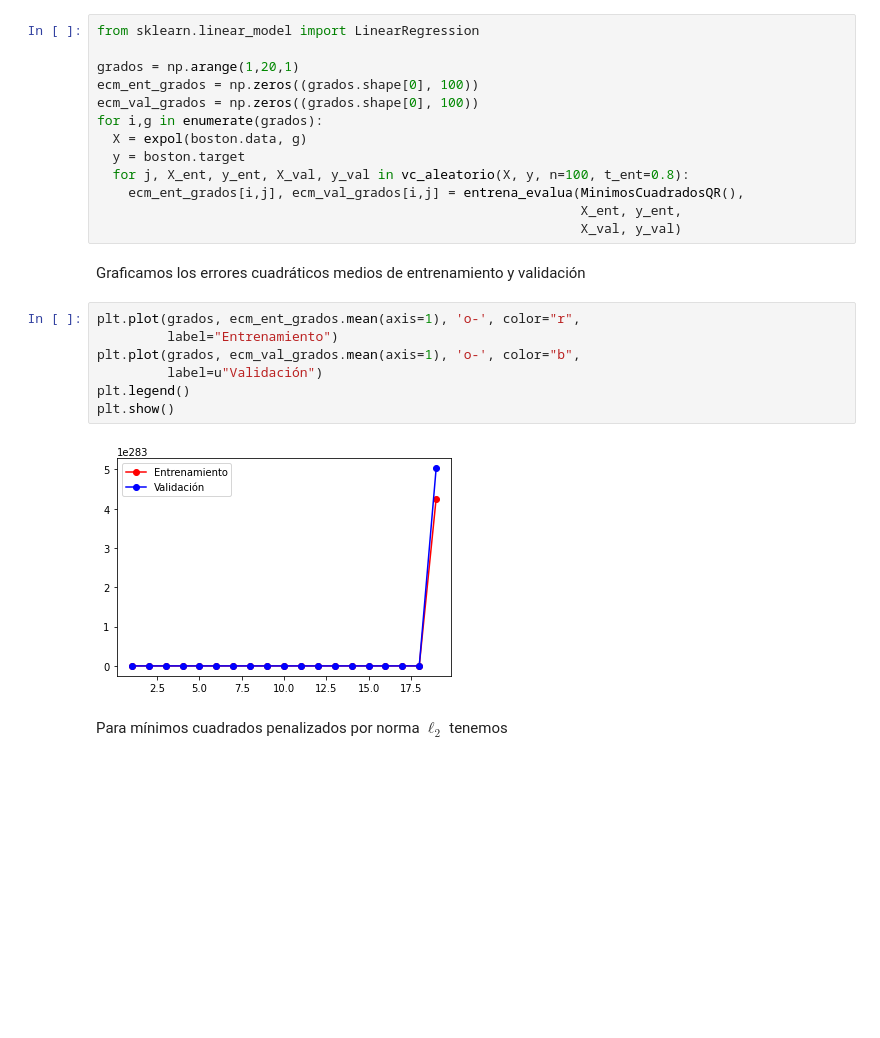
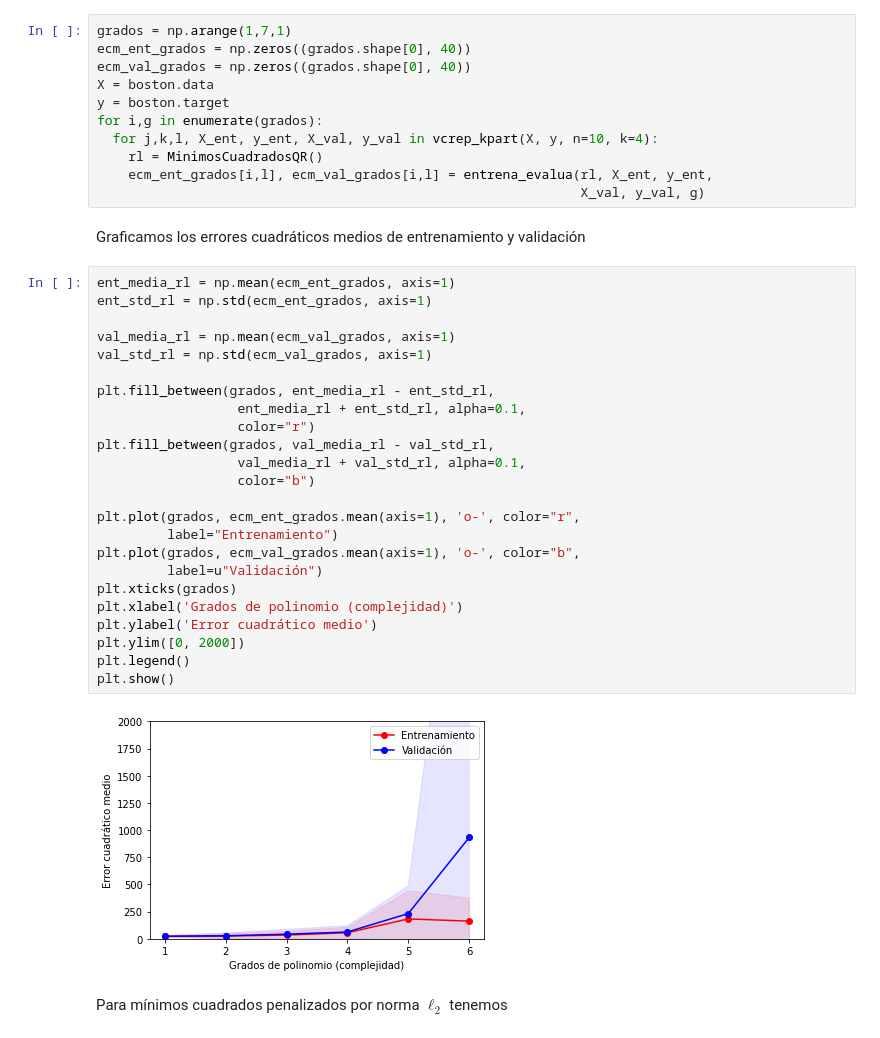
Before and after one commit to gibranfp/CursoAprendizajeAutomatizado, a Jupyter notebook: notebooks/4a_validacion_cruzada.ipynb, the cells around one changed output. Drawn from its saved outputs; the diff is of its cells as text; blank space fills up the shorter version.

Commit message:
Corrige errores

```diff
--- a/notebooks/4a_validacion_cruzada.ipynb
+++ b/notebooks/4a_validacion_cruzada.ipynb
@@ -119,29 +138,44 @@ boston = load_boston()
 # %% [markdown]
 Entrenamos y validamos nuestro modelo
 # %%
-from sklearn.linear_model import LinearRegression
-
-grados = np.arange(1,20,1)
-ecm_ent_grados = np.zeros((grados.shape[0], 100))
-ecm_val_grados = np.zeros((grados.shape[0], 100))
+grados = np.arange(1,7,1)
+ecm_ent_grados = np.zeros((grados.shape[0], 40))
+ecm_val_grados = np.zeros((grados.shape[0], 40))
+X = boston.data
+y = boston.target
 for i,g in enumerate(grados):
-  X = expol(boston.data, g)
-  y = boston.target
-  for j, X_ent, y_ent, X_val, y_val in vc_aleatorio(X, y, n=100, t_ent=0.8):
-    ecm_ent_grados[i,j], ecm_val_grados[i,j] = entrena_evalua(MinimosCuadradosQR(),
-                                                              X_ent, y_ent,
-                                                              X_val, y_val)
+  for j,k,l, X_ent, y_ent, X_val, y_val in vcrep_kpart(X, y, n=10, k=4):
+    rl = MinimosCuadradosQR()
+    ecm_ent_grados[i,l], ecm_val_grados[i,l] = entrena_evalua(rl, X_ent, y_ent,
+                                                              X_val, y_val, g)
 # %% [markdown]
 Graficamos los errores cuadráticos medios de entrenamiento y validación
 # %%
+ent_media_rl = np.mean(ecm_ent_grados, axis=1)
+ent_std_rl = np.std(ecm_ent_grados, axis=1)
+
+val_media_rl = np.mean(ecm_val_grados, axis=1)
+val_std_rl = np.std(ecm_val_grados, axis=1)
+
+plt.fill_between(grados, ent_media_rl - ent_std_rl,
+                  ent_media_rl + ent_std_rl, alpha=0.1,
+                  color="r")
+plt.fill_between(grados, val_media_rl - val_std_rl,
+                  val_media_rl + val_std_rl, alpha=0.1,
+                  color="b")
+
 plt.plot(grados, ecm_ent_grados.mean(axis=1), 'o-', color="r",
          label="Entrenamiento")
 plt.plot(grados, ecm_val_grados.mean(axis=1), 'o-', color="b",
          label=u"Validación")
+plt.xticks(grados)
+plt.xlabel('Grados de polinomio (complejidad)')
+plt.ylabel('Error cuadrático medio')
+plt.ylim([0, 2000])
 plt.legend()
 plt.show()
 # %% [output]
-[figure, old version]
+[figure, new version]
 # %% [markdown]
 Para mínimos cuadrados penalizados por norma $\ell_2$ tenemos
 # %%
```
Also changed, not shown: parts of 11 cells of this notebook.
